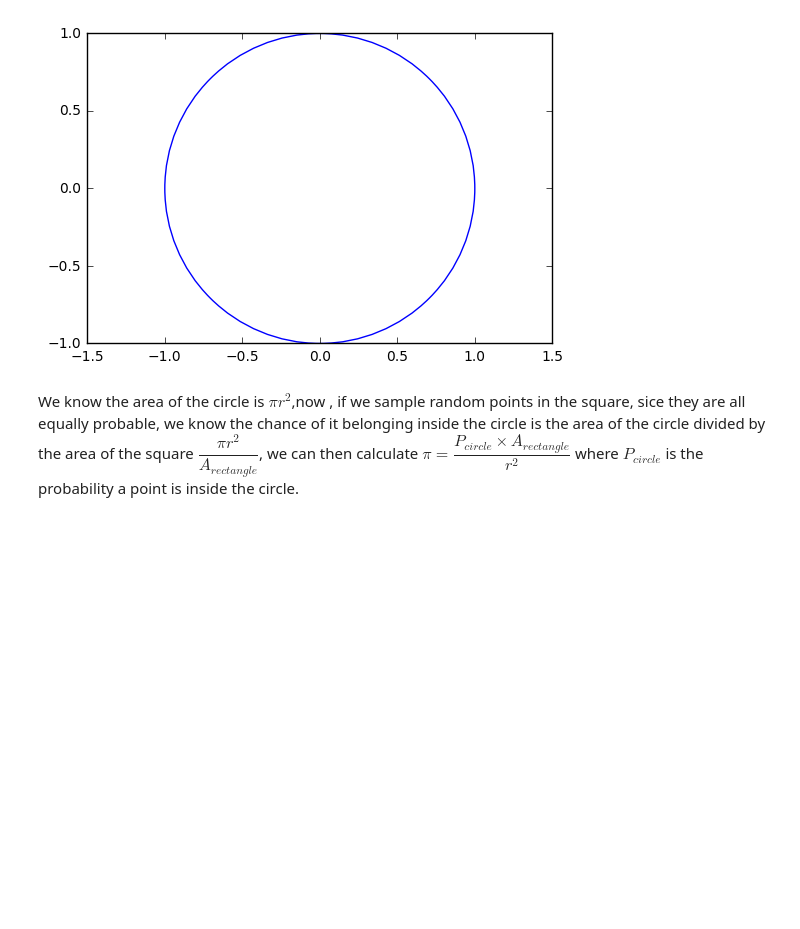
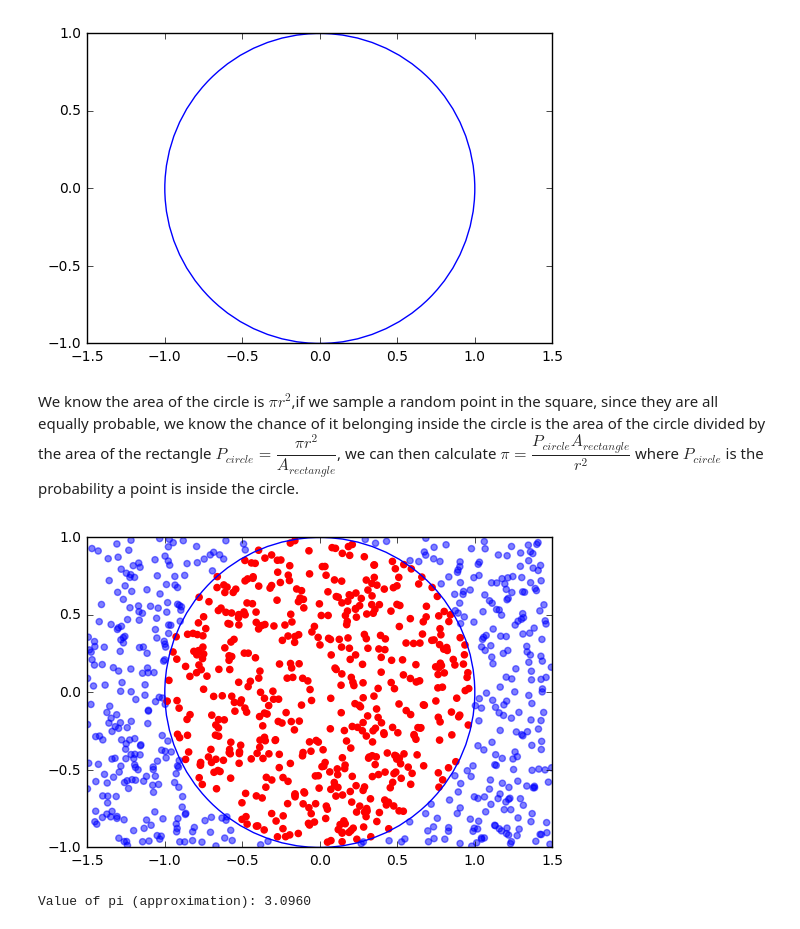
Before and after one commit to victorgcapone/datascience, a Jupyter notebook: Monte Carlos Experiments/Monte Carlo Demonstration.ipynb, the cells around one changed output. Saved outputs shown, nothing was run; the diff lists cells and outputs as text; code cells hidden in the pictures; blank space fills up the shorter version.

```diff
--- a/Monte Carlos Experiments/Monte Carlo Demonstration.ipynb
+++ b/Monte Carlos Experiments/Monte Carlo Demonstration.ipynb
@@ -17,7 +23,7 @@ plt.show()
 # %% [output]
 [figure]
 # %% [markdown]
-We know the area of the circle is $\pi r^2$,now , if we sample random points in the square, sice they are all equally probable, we know the chance of it belonging inside the circle is the area of the circle divided by the area of the square $\dfrac{\pi r^2}{A_{rectangle}}$, we can then calculate $\pi = \dfrac{P_{circle} \times A_{rectangle}}{r^2}$ where $P_{circle}$ is the probability a point is inside the circle.
+We know the area of the circle is $\pi r^2$,if we sample a random point in the square, since they are all equally probable, we know the chance of it belonging inside the circle is the area of the circle divided by the area of the rectangle $P_{circle} = \dfrac{\pi r^2}{A_{rectangle}}$, we can then calculate $\pi = \dfrac{P_{circle} A_{rectangle}}{r^2}$ where $P_{circle}$ is the probability a point is inside the circle.
 # %%
 #Let's define a function for aproximating pi with a given number of points
 def monte_carlo_pi(points, return_points=False):
@@ -34,3 +40,10 @@ def monte_carlo_pi(points, return_points=False):
     if not return_points:
         return pi
     return (pi, point_list)
+# %%
+pi, points_list = monte_carlo_pi(1000,return_points=True)
+plot_circle(points_list)
+print("Value of pi (approximation): %.4f" % pi)
+# %% [output]
+[figure, added]
+Value of pi (approximation): 3.0960
```
Also changed, not shown: parts of 16 cells of this notebook.
